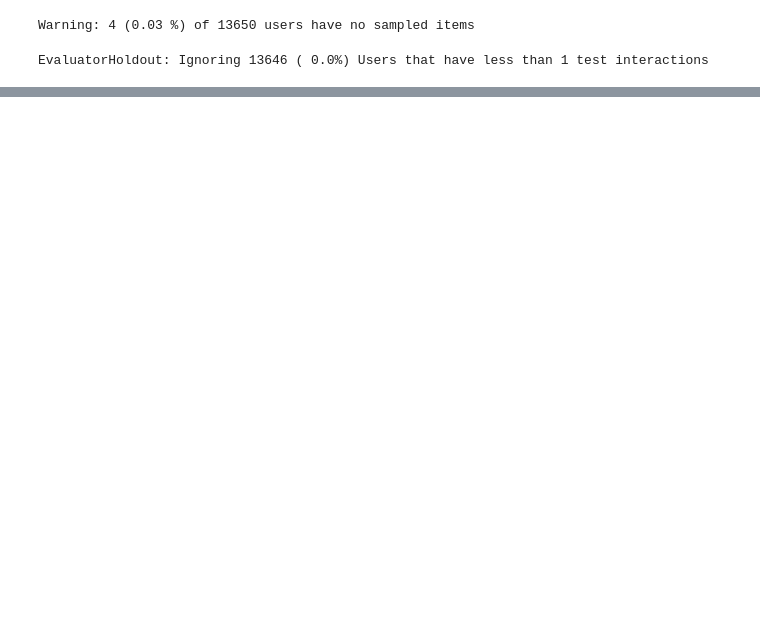
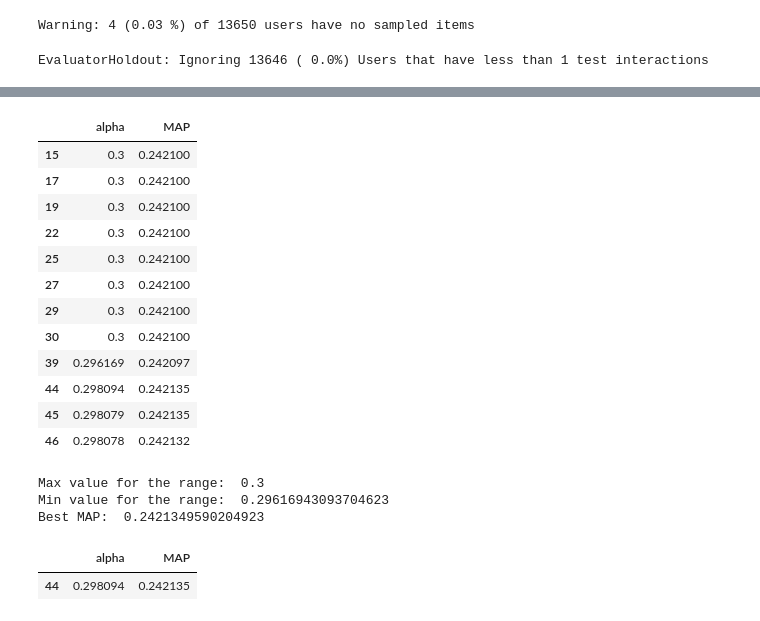
Before and after one commit to AlessioBray/Recommender-Systems-course-challenge, a Jupyter notebook: ScoreHybrid.ipynb, the cells around one changed output, grey strips where cells are left out. Drawn from its saved outputs; the diff is of its cells as text; code cells hidden in the pictures; blank space fills up the shorter version.

```diff
--- a/ScoreHybrid.ipynb
+++ b/ScoreHybrid.ipynb
@@ -91,0 +92,38 @@ Best MAP:  0.23638558249524907
+# %%
+output_folder_path = "result_experiments/ScoresHybrid_RP3beta_IALS/"
+
+data_loader = DataIO(folder_path = output_folder_path)
+search_metadata = data_loader.load_data("RP3betaRecommender_IALSRecommender_metadata.zip")
+#search_metadata.keys()
+
+hyperparameters_df = search_metadata["hyperparameters_df"]
+result_on_validation_df = search_metadata["result_on_validation_df"]
+
+hyperparameters_df['MAP'] = result_on_validation_df['MAP'].values.tolist()
+
+threshold = 0.242
+
+hyperparameters_df[hyperparameters_df['MAP'] > threshold]
+print('Max value for the range: ', max(hyperparameters_df[hyperparameters_df['MAP'] > threshold].alpha))
+print('Min value for the range: ', min(hyperparameters_df[hyperparameters_df['MAP'] > threshold].alpha))
+print('Best MAP: ', max(hyperparameters_df['MAP']))
+hyperparameters_df[max(hyperparameters_df['MAP']) == hyperparameters_df['MAP']]
+# %% [output]
+|  | alpha | MAP |
+| 15 | 0.3 | 0.242100 |
+| 17 | 0.3 | 0.242100 |
+| 19 | 0.3 | 0.242100 |
+| 22 | 0.3 | 0.242100 |
+| 25 | 0.3 | 0.242100 |
+| 27 | 0.3 | 0.242100 |
+| 29 | 0.3 | 0.242100 |
+| 30 | 0.3 | 0.242100 |
+| 39 | 0.296169 | 0.242097 |
+| 44 | 0.298094 | 0.242135 |
+| 45 | 0.298079 | 0.242135 |
+| 46 | 0.298078 | 0.242132 |
+Max value for the range:  0.3
+Min value for the range:  0.29616943093704623
+Best MAP:  0.2421349590204923
+|  | alpha | MAP |
+| 44 | 0.298094 | 0.242135 |
```
Also changed, not shown: parts of 9 cells of this notebook, 18 other files.
